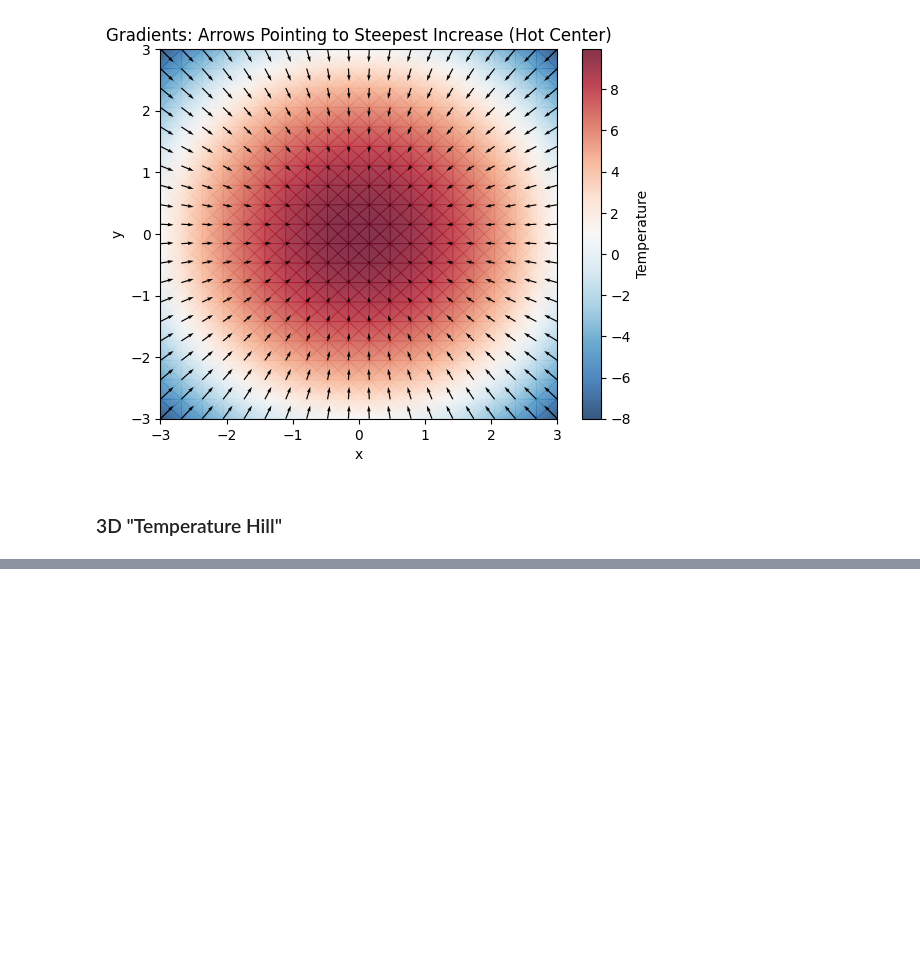
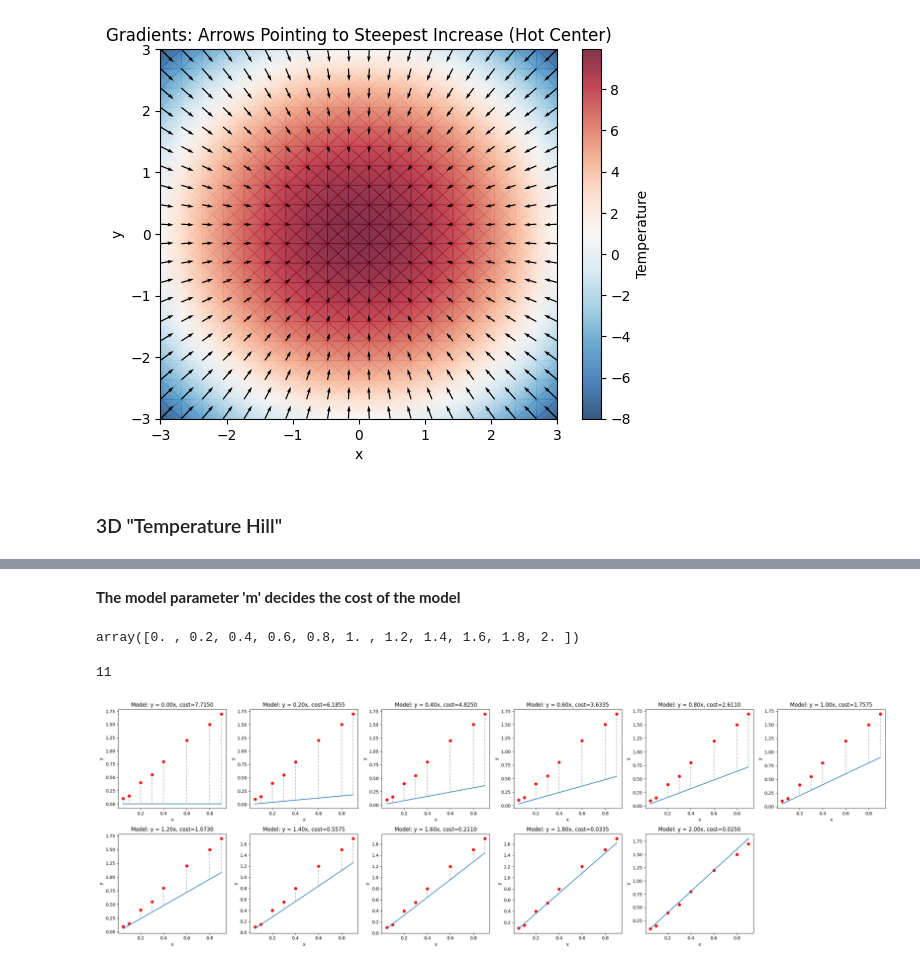
Before and after one commit to k26rahul/dl-and-genai, a Jupyter notebook: week-1/gradient-descent.ipynb, the cells around one changed output, grey strips where cells are left out. Drawn from its saved outputs; the diff is of its cells as text; code cells hidden in the pictures; blank space fills up the shorter version.

```diff
--- a/week-1/gradient-descent.ipynb
+++ b/week-1/gradient-descent.ipynb
@@ -122,0 +134,41 @@ fig.update_layout(
+# %%
+x = np.array([0.05, 0.1, 0.2, 0.3, 0.4, 0.6, 0.8, 0.9])
+y = np.array([0.1, 0.15, 0.4, 0.55, 0.8, 1.2, 1.5, 1.7])
+n = len(x)
+# %% [markdown]
+**The model parameter 'm' decides the cost of the model**
+# %%
+# Model param (m) values
+search_space = np.arange(0, 2.1, 0.2)  # start, stop, step
+search_space
+len(search_space)
+# %% [output]
+array([0. , 0.2, 0.4, 0.6, 0.8, 1. , 1.2, 1.4, 1.6, 1.8, 2. ])
+11
+# %%
+import math
+
+n_plots = len(search_space)
+n_cols = 6
+n_rows = math.ceil(n_plots / n_cols)
+fig, axes = plt.subplots(n_rows, n_cols, figsize=(25, 4*n_rows))
+axes = axes.flatten()
+
+for idx, m in enumerate(search_space):
+  y_pred = m * x  # Make predictions using Model
+  cost = np.sum((y - y_pred) ** 2)  # SSR
+
+  _ = axes[idx].scatter(x, y, color='red')
+  _ = axes[idx].plot(x, y_pred)
+  _ = axes[idx].vlines(x, y, y_pred, color='gray', linestyle='--', alpha=0.5)
+
+  _ = axes[idx].set_title(f'Model: y = {m:.2f}x, {cost=:.4f}')
+  _ = axes[idx].set_xlabel('x')
+  _ = axes[idx].set_ylabel('y')
+
+for j in range(idx+1, len(axes)):
+  fig.delaxes(axes[j])
+
+plt.tight_layout()
+# %% [output]
+[figure, added]
```
Also changed, not shown: parts of 17 cells of this notebook, 1 other file.
